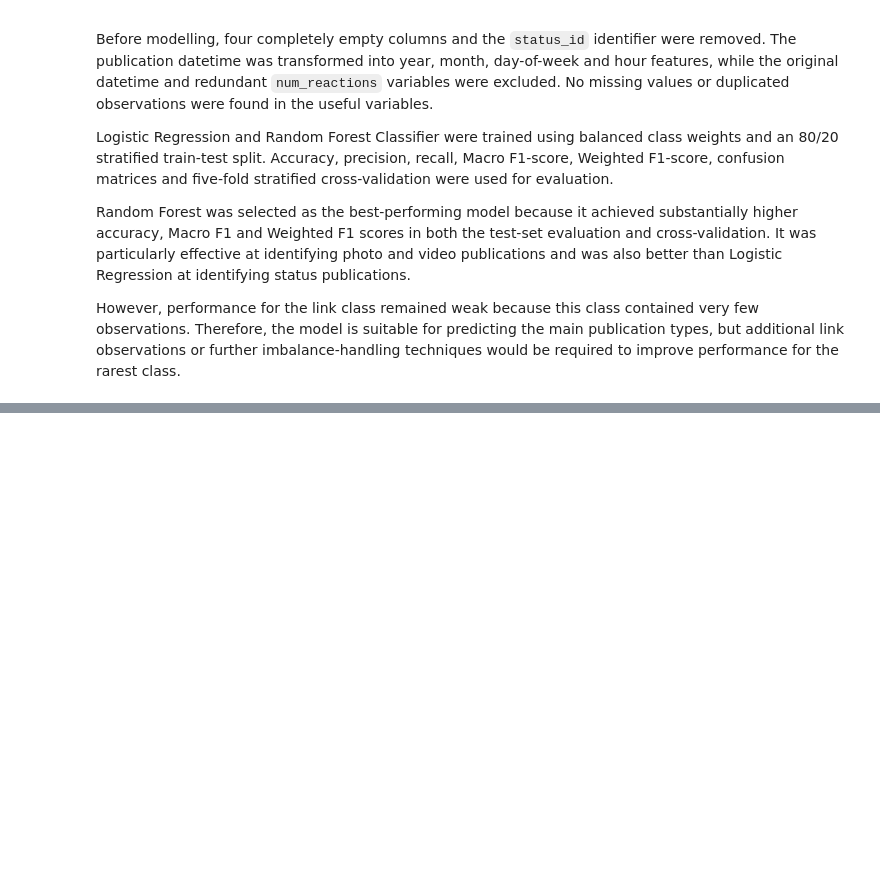
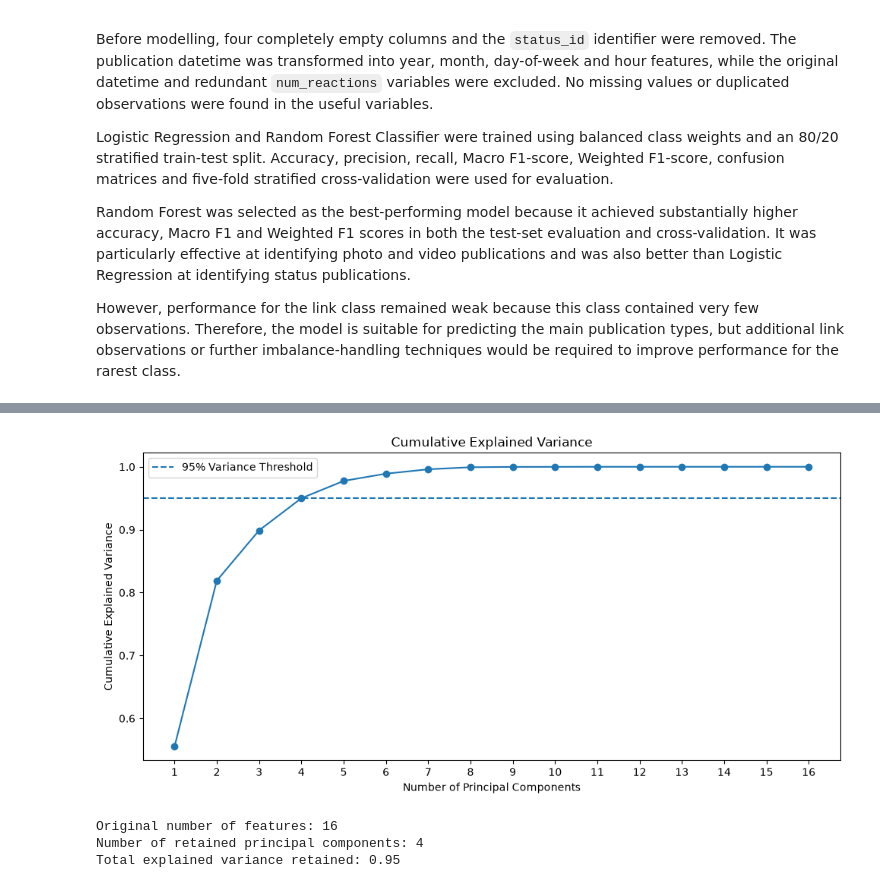
Before and after one commit to AmandaTFerraz/predictive-analytics-final-project, a Jupyter notebook: pda_finalproject.ipynb, the cells around one changed output, grey strips where cells are left out. Cells and saved outputs as stored; diff of their text form; code cells hidden in the pictures; blank space fills up the shorter version.

```diff
--- a/pda_finalproject.ipynb
+++ b/pda_finalproject.ipynb
@@ -1571,0 +1865,18 @@ However, performance for the link class remained weak because this class contain
+# %%
+bean_scaler = StandardScaler()
+
+X_beans_scaled = bean_scaler.fit_transform(
+    X_beans
+)
+
+print("Scaled data shape:", X_beans_scaled.shape)
+
+print(
+    "Average of scaled features:",
+    round(X_beans_scaled.mean(), 6)
+)
+
+print(
+    "Standard deviation of scaled features:",
+    round(X_beans_scaled.std(), 6)
+)
@@ -1571,0 +1950,58 @@ However, performance for the link class remained weak because this class contain
+# %%
+plt.figure(figsize=(10, 5))
+
+plt.plot(
+    component_numbers,
+    np.cumsum(
+        full_pca.explained_variance_ratio_
+    ),
+    marker="o"
+)
+
+plt.axhline(
+    y=0.95,
+    linestyle="--",
+    label="95% Variance Threshold"
+)
+
+plt.title("Cumulative Explained Variance")
+plt.xlabel("Number of Principal Components")
+plt.ylabel("Cumulative Explained Variance")
+plt.xticks(component_numbers)
+plt.legend()
+plt.tight_layout()
+plt.show()
+# %% [output]
+[figure, added]
+# %%
+bean_pca = PCA(
+    n_components=0.95
+)
+
+X_beans_pca = bean_pca.fit_transform(
+    X_beans_scaled
+)
+
+retained_variance = (
+    bean_pca.explained_variance_ratio_
+    .sum()
+)
+
+print(
+    "Original number of features:",
+    X_beans_scaled.shape[1]
+)
+
+print(
+    "Number of retained principal components:",
+    X_beans_pca.shape[1]
+)
+
+print(
+    "Total explained variance retained:",
+    round(retained_variance, 4)
+)
+# %% [output]
+Original number of features: 16
+Number of retained principal components: 4
+Total explained variance retained: 0.95
```
Also changed, not shown: parts of 42 cells of this notebook, 1 other file.
